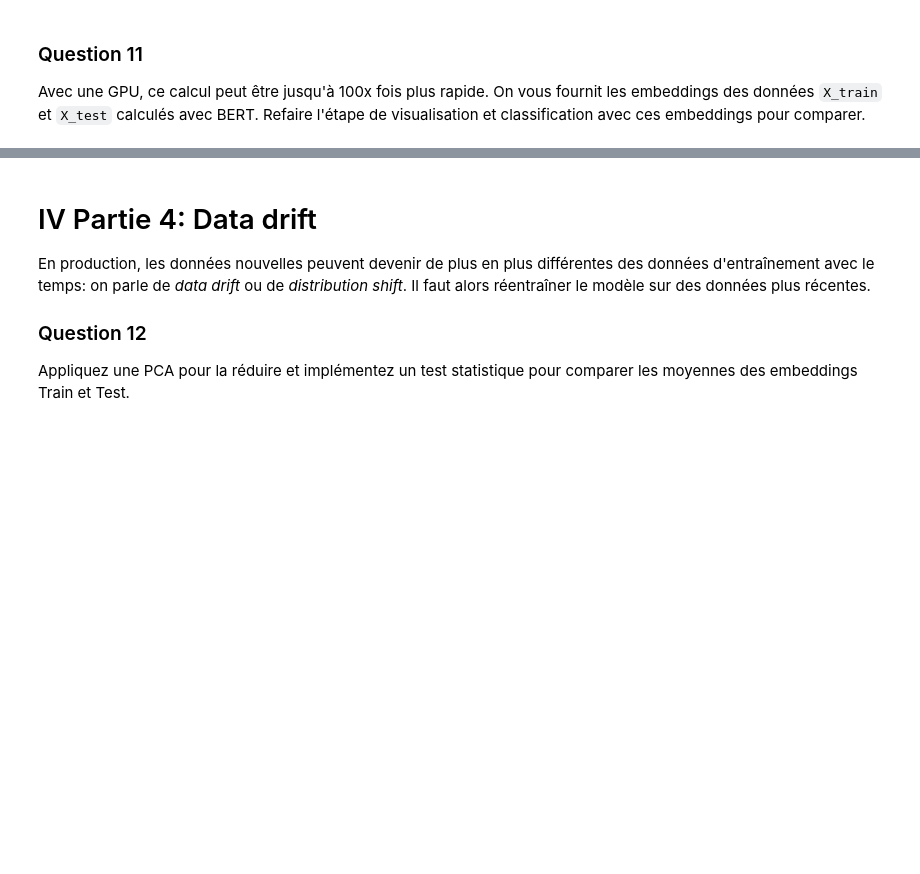
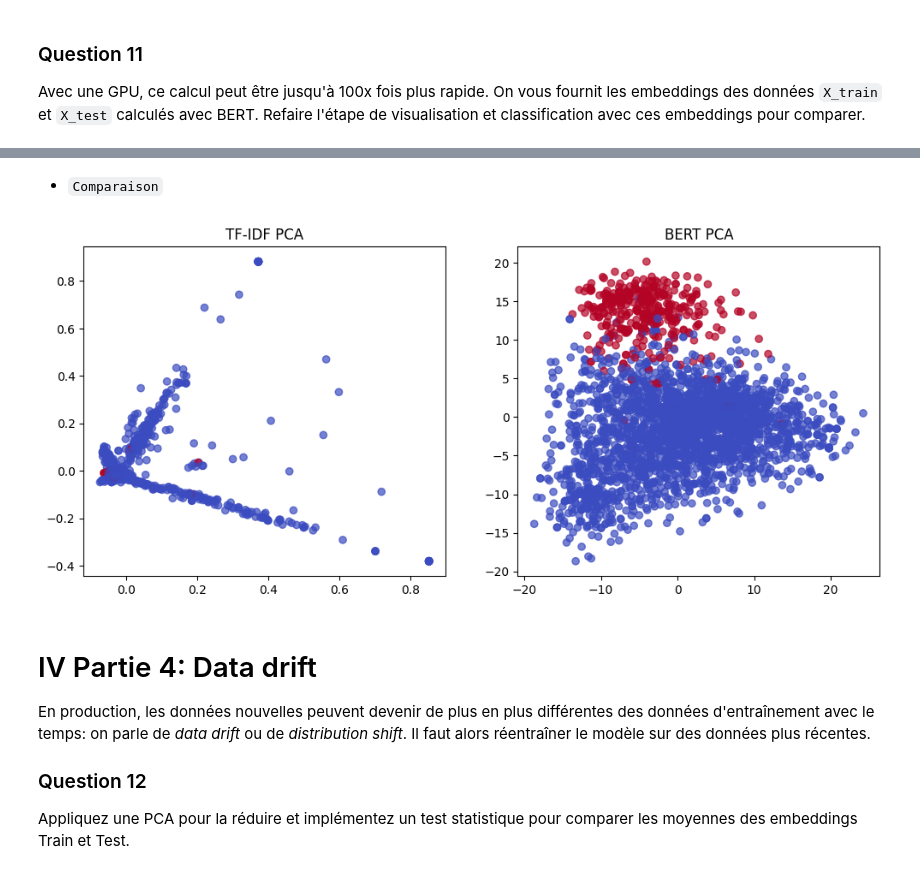
Before and after one commit to JMintoama/Project-NPL, a Jupyter notebook: Groupe_9.ipynb, the cells around one changed output, grey strips where cells are left out. Drawn from its saved outputs; the diff is of its cells as text; code cells hidden in the pictures; blank space fills up the shorter version.

```diff
--- a/Groupe_9.ipynb
+++ b/Groupe_9.ipynb
@@ -579,0 +744,11 @@ X_test_bert = np.load("data/embeddings_test.npy")
+# %%
+from sklearn.linear_model import LogisticRegression
+from sklearn.metrics import accuracy_score, classification_report
+
+clf = LogisticRegression(max_iter=2000)
+clf.fit(X_train_scaled, Y_train)
+
+Y_pred = clf.predict(X_test_scaled)
+
+print("Accuracy :", accuracy_score(Y_test, Y_pred))
+print(classification_report(Y_test, Y_pred))
@@ -580,3 +765,19 @@ X_test_bert = np.load("data/embeddings_test.npy")
+# %% [markdown]
+- `Comparaison`
+# %%
+plt.figure(figsize=(12,5))
+
+plt.subplot(1,2,1)
+plt.scatter(X_pca[:,0], X_pca[:,1], c=Y_train, cmap="coolwarm", alpha=0.7)
+plt.title("TF-IDF PCA")
+
+plt.subplot(1,2,2)
+plt.scatter(X_train_pca[:,0], X_train_pca[:,1], c=Y_train, cmap="coolwarm", alpha=0.7)
+plt.title("BERT PCA")
+
+plt.show()
+# %% [output]
+[figure, added]
 # %% [markdown]
 # IV Partie 4: Data drift
 En production, les données nouvelles peuvent devenir de plus en plus différentes des données d'entraînement avec le temps: on parle de _data drift_ ou de _distribution shift_. Il faut alors réentraîner le modèle sur des données plus récentes.
```
Also changed, not shown: parts of 25 cells of this notebook.
